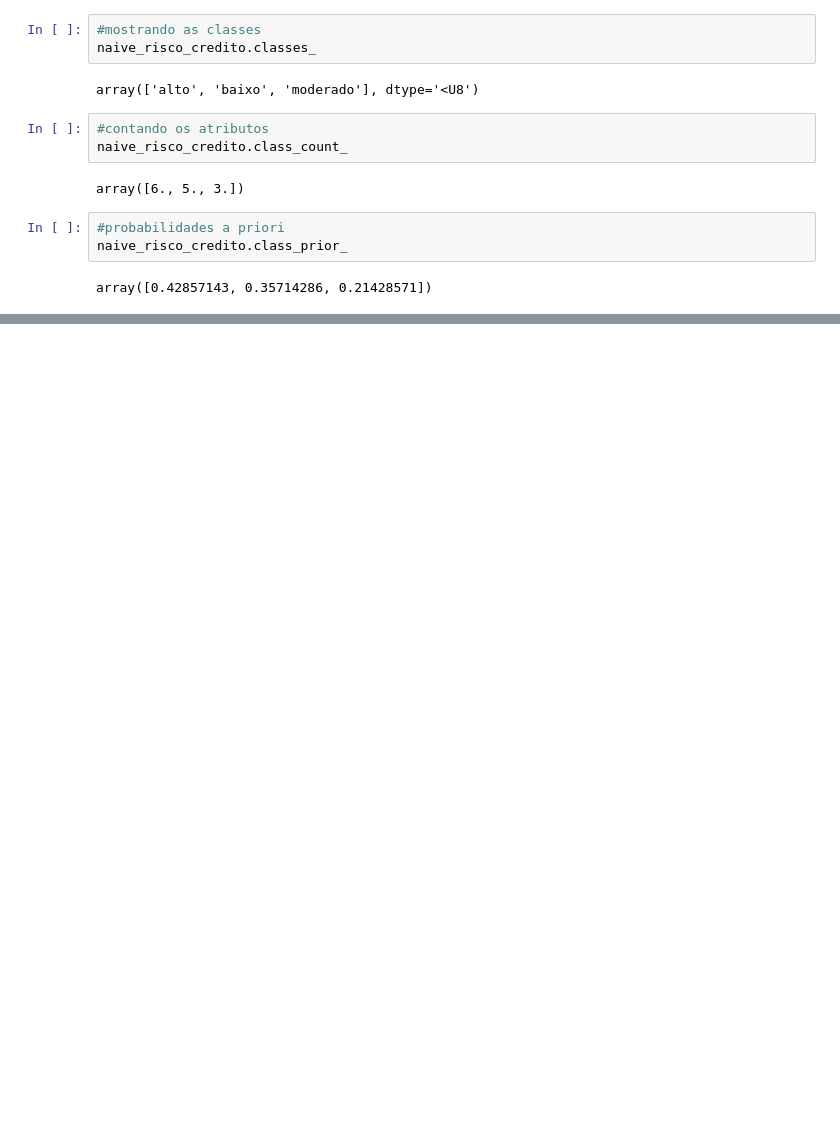
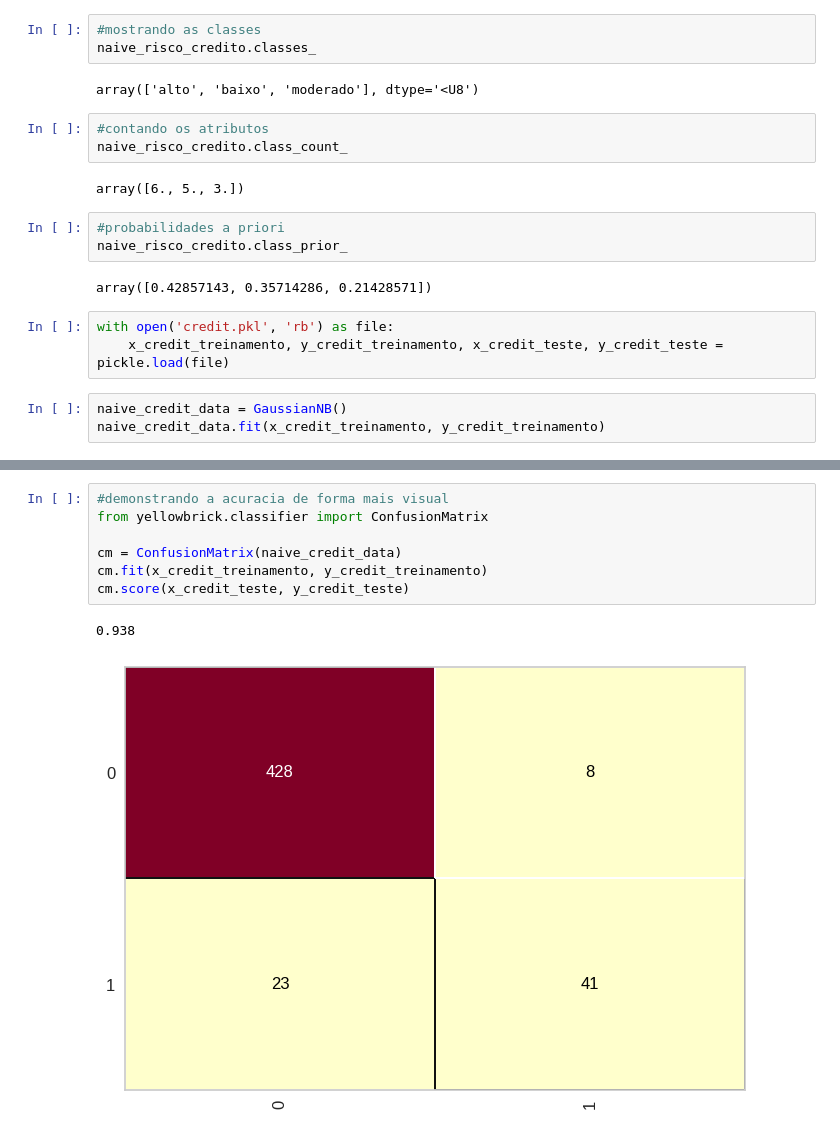
Before and after one commit to NiRovil/data-science, a Jupyter notebook: ds2/aprendizagem-bayesiana/naive.ipynb, the cells around one changed output, grey strips where cells are left out. Drawn from its saved outputs; the diff is of its cells as text; blank space fills up the shorter version.

Commit message:
aplicando o algoritimo naive bayes nas bases de risco_credito, censo e credito

```diff
--- a/ds2/aprendizagem-bayesiana/naive.ipynb
+++ b/ds2/aprendizagem-bayesiana/naive.ipynb
@@ -112,3 +112,9 @@ array([6., 5., 3.])
 naive_risco_credito.class_prior_
 # %% [output]
 array([0.42857143, 0.35714286, 0.21428571])
+# %%
+with open('credit.pkl', 'rb') as file:
+    x_credit_treinamento, y_credit_treinamento, x_credit_teste, y_credit_teste = pickle.load(file)
+# %%
+naive_credit_data = GaussianNB()
+naive_credit_data.fit(x_credit_treinamento, y_credit_treinamento)
@@ -114,0 +179,10 @@ array([0.42857143, 0.35714286, 0.21428571])
+# %%
+#demonstrando a acuracia de forma mais visual
+from yellowbrick.classifier import ConfusionMatrix
+
+cm = ConfusionMatrix(naive_credit_data)
+cm.fit(x_credit_treinamento, y_credit_treinamento)
+cm.score(x_credit_teste, y_credit_teste)
+# %% [output]
+0.938
+[figure, added]
```
Also changed, not shown: parts of 12 cells of this notebook, 2 other files.
